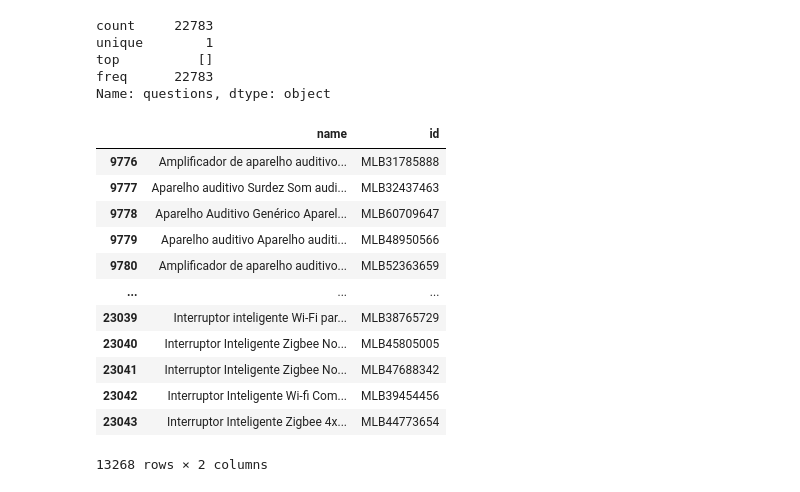
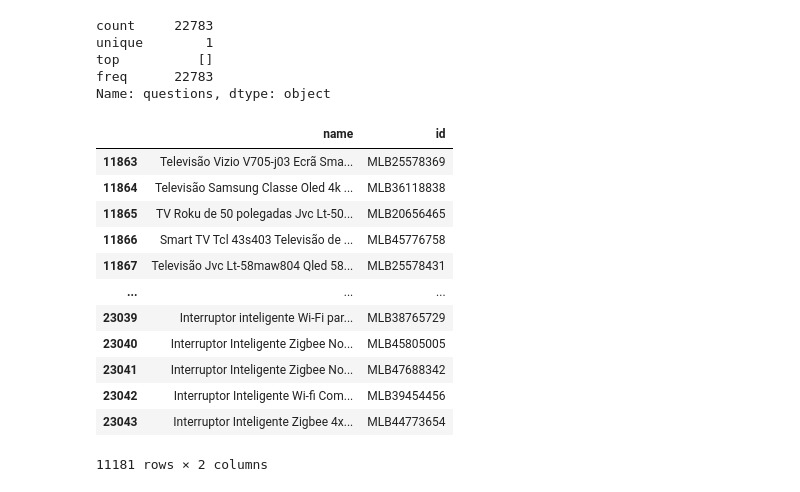
Before and after one commit to JBradachi/tp-nlp, a Jupyter notebook: trabalhoNLP_1.ipynb, the cells around one changed output. Saved outputs shown, nothing was run; the diff lists cells and outputs as text; code cells hidden in the pictures.

```diff
--- a/trabalhoNLP_1.ipynb
+++ b/trabalhoNLP_1.ipynb
@@ -471,23 +471,23 @@ for item in lista_item_ID:
 # %%
 df_características = pd.read_csv("caracteristicas.csv")
 df_sem_duplicatas = df_características.drop_duplicates().reset_index(drop=True)
 # 236
-lista_nomes = df_sem_duplicatas[["name", "id"]].iloc[9776:]
+lista_nomes = df_sem_duplicatas[["name", "id"]].iloc[11863:]
 lista_nomes
 # %% [output]
 |  | name | id |
-| 9776 | Amplificador de aparelho auditivo... | MLB31785888 |
-| 9777 | Aparelho auditivo Surdez Som audi... | MLB32437463 |
-| 9778 | Aparelho Auditivo Genérico Aparel... | MLB60709647 |
-| 9779 | Aparelho auditivo Aparelho auditi... | MLB48950566 |
-| 9780 | Amplificador de aparelho auditivo... | MLB52363659 |
+| 11863 | Televisão Vizio V705-j03 Ecrã Sma... | MLB25578369 |
+| 11864 | Televisão Samsung Classe Oled 4k ... | MLB36118838 |
+| 11865 | TV Roku de 50 polegadas Jvc Lt-50... | MLB20656465 |
+| 11866 | Smart TV Tcl 43s403 Televisão de ... | MLB45776758 |
+| 11867 | Televisão Jvc Lt-58maw804 Qled 58... | MLB25578431 |
 | ... | ... | ... |
 | 23039 | Interruptor inteligente Wi-Fi par... | MLB38765729 |
 | 23040 | Interruptor Inteligente Zigbee No... | MLB45805005 |
 | 23041 | Interruptor Inteligente Zigbee No... | MLB47688342 |
 | 23042 | Interruptor Inteligente Wi-fi Com... | MLB39454456 |
 | 23043 | Interruptor Inteligente Zigbee 4x... | MLB44773654 |
-13268 rows × 2 columns
+11181 rows × 2 columns
 # %%
 # não há perguntas nem avaliações??
 
```
Also changed, not shown: parts of 1 cell of this notebook, 3 other files.
